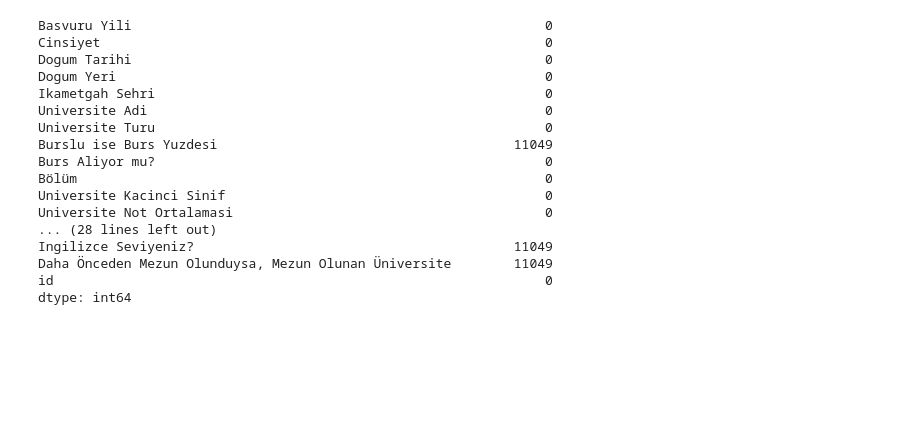
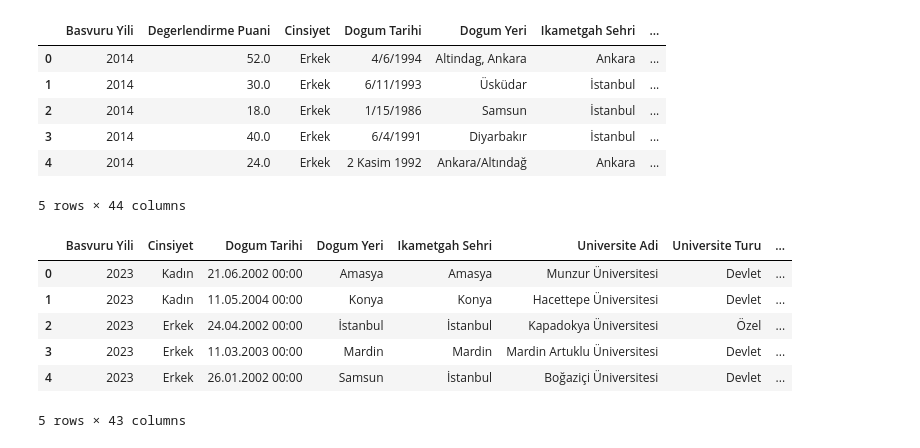
Before and after one commit to omerzzeybek9/Datathon-2024, a Jupyter notebook: Datathon/main.ipynb, the cells around one changed output. Cells and saved outputs as stored; diff of their text form; code cells hidden in the pictures; blank space fills up the shorter version.

```diff
--- a/Datathon/main.ipynb
+++ b/Datathon/main.ipynb
@@ -44,20 +0,0 @@ test = pd.read_csv("test_x.csv")
-# %%
-test.isna().sum()
-# %% [output]
-Basvuru Yili                                                     0
-Cinsiyet                                                         0
-Dogum Tarihi                                                     0
-Dogum Yeri                                                       0
-Ikametgah Sehri                                                  0
-Universite Adi                                                   0
-Universite Turu                                                  0
-Burslu ise Burs Yuzdesi                                      11049
-Burs Aliyor mu?                                                  0
-Bölüm                                                            0
-Universite Kacinci Sinif                                         0
-Universite Not Ortalamasi                                        0
-... (28 lines left out)
-Ingilizce Seviyeniz?                                         11049
-Daha Önceden Mezun Olunduysa, Mezun Olunan Üniversite        11049
-id                                                               0
-dtype: int64
@@ -63,0 +6,23 @@ dtype: int64
+# %%
+train_df = pd.read_csv("train.csv")
+test_df = pd.read_csv("test_x.csv")
+# %%
+train_df.head()
+# %% [output]
+|  | Basvuru Yili | Degerlendirme Puani | Cinsiyet | Dogum Tarihi | Dogum Yeri | Ikametgah Sehri | ... |
+| 0 | 2014 | 52.0 | Erkek | 4/6/1994 | Altindag, Ankara | Ankara | ... |
+| 1 | 2014 | 30.0 | Erkek | 6/11/1993 | Üsküdar | İstanbul | ... |
+| 2 | 2014 | 18.0 | Erkek | 1/15/1986 | Samsun | İstanbul | ... |
+| 3 | 2014 | 40.0 | Erkek | 6/4/1991 | Diyarbakır | İstanbul | ... |
+| 4 | 2014 | 24.0 | Erkek | 2 Kasim 1992 | Ankara/Altındağ | Ankara | ... |
+5 rows × 44 columns
+# %%
+test_df.head()
+# %% [output]
+|  | Basvuru Yili | Cinsiyet | Dogum Tarihi | Dogum Yeri | Ikametgah Sehri | Universite Adi | Universite Turu | ... |
+| 0 | 2023 | Kadın | 21.06.2002 00:00 | Amasya | Amasya | Munzur Üniversitesi | Devlet | ... |
+| 1 | 2023 | Kadın | 11.05.2004 00:00 | Konya | Konya | Hacettepe Üniversitesi | Devlet | ... |
+| 2 | 2023 | Erkek | 24.04.2002 00:00 | İstanbul | İstanbul | Kapadokya Üniversitesi | Özel | ... |
+| 3 | 2023 | Erkek | 11.03.2003 00:00 | Mardin | Mardin | Mardin Artuklu Üniversitesi | Devlet | ... |
+| 4 | 2023 | Erkek | 26.01.2002 00:00 | Samsun | İstanbul | Boğaziçi Üniversitesi | Devlet | ... |
+5 rows × 43 columns
```
Also changed, not shown: parts of 53 cells of this notebook, 9 other files.
